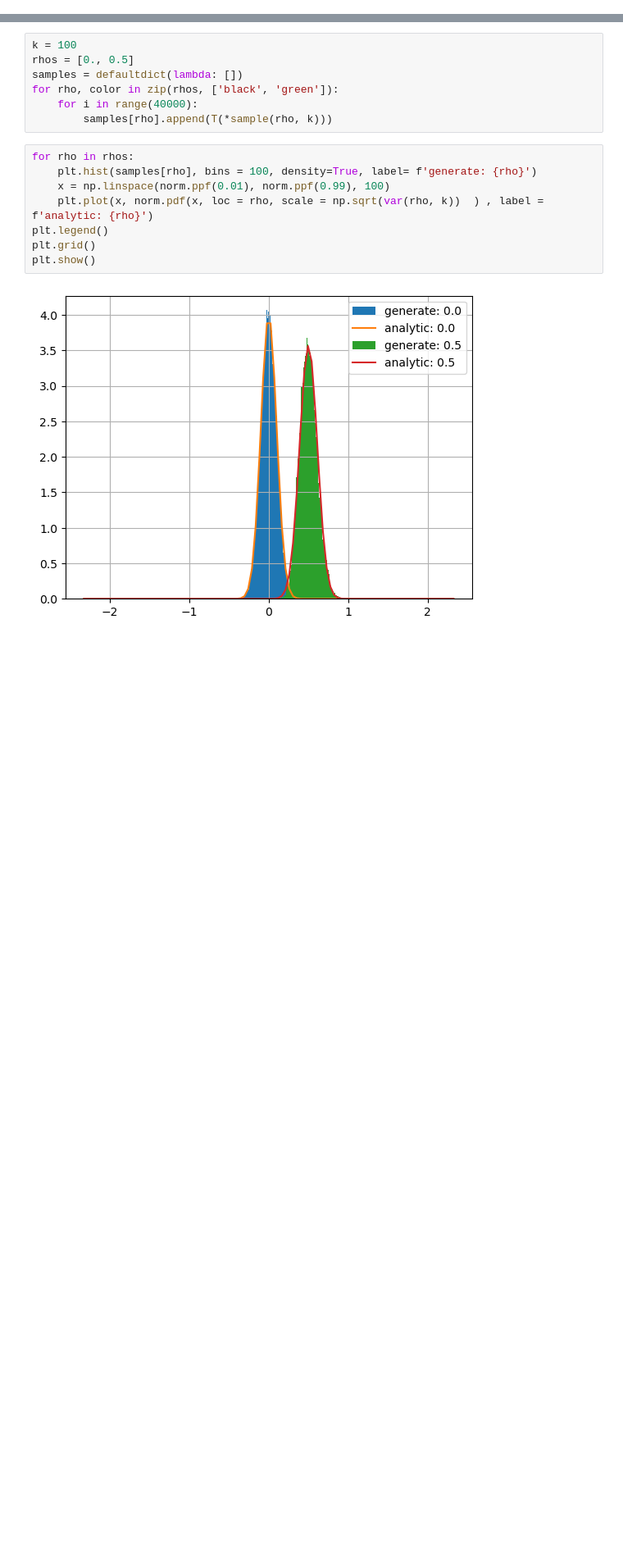
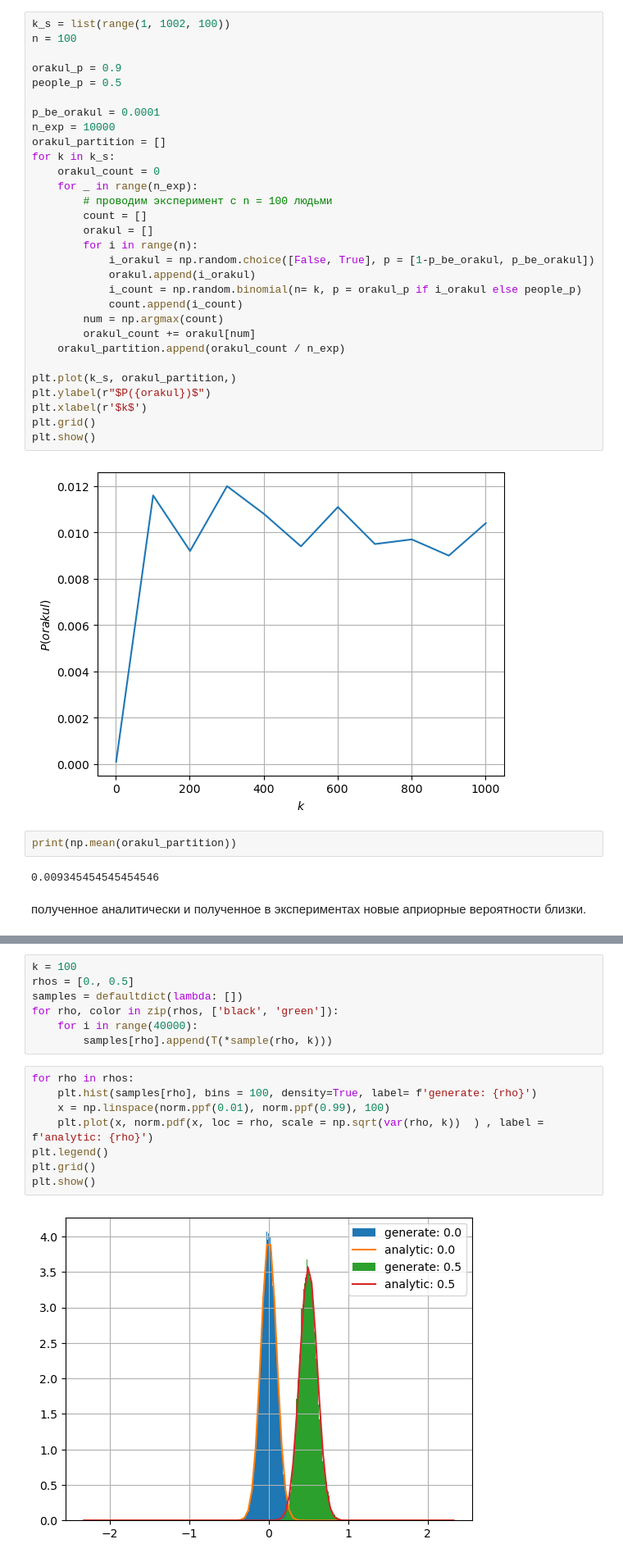
Before and after one commit to xxamxam/stats, a Jupyter notebook: bayess/hw1/bayess_1.ipynb, the cells around one changed output, grey strips where cells are left out. Shown at 82% size. Cells and saved outputs as stored; diff of their text form; blank space fills up the shorter version.

```diff
--- a/bayess/hw1/bayess_1.ipynb
+++ b/bayess/hw1/bayess_1.ipynb
@@ -8,0 +16,38 @@ import pandas as pd
+# %%
+k_s = list(range(1, 1002, 100))
+n = 100
+
+orakul_p = 0.9
+people_p = 0.5
+
+p_be_orakul = 0.0001
+n_exp = 10000
+orakul_partition = []
+for k in k_s:
+    orakul_count = 0
+    for _ in range(n_exp):
+        # проводим эксперимент с n = 100 людьми
+        count = []
+        orakul = []
+        for i in range(n):
+            i_orakul = np.random.choice([False, True], p = [1-p_be_orakul, p_be_orakul])
+            orakul.append(i_orakul)
+            i_count = np.random.binomial(n= k, p = orakul_p if i_orakul else people_p)
+            count.append(i_count)
+        num = np.argmax(count)
+        orakul_count += orakul[num]
+    orakul_partition.append(orakul_count / n_exp)
+
+plt.plot(k_s, orakul_partition,)
+plt.ylabel(r"$P({orakul})$")
+plt.xlabel(r'$k$')
+plt.grid()
+plt.show()
+# %% [output]
+[figure, added]
+# %%
+print(np.mean(orakul_partition))
+# %% [output]
+0.009345454545454546
+# %% [markdown]
+полученное аналитически и полученное в экспериментах новые априорные вероятности близки.
```
Also changed, not shown: parts of 48 cells of this notebook, 8 other files.
